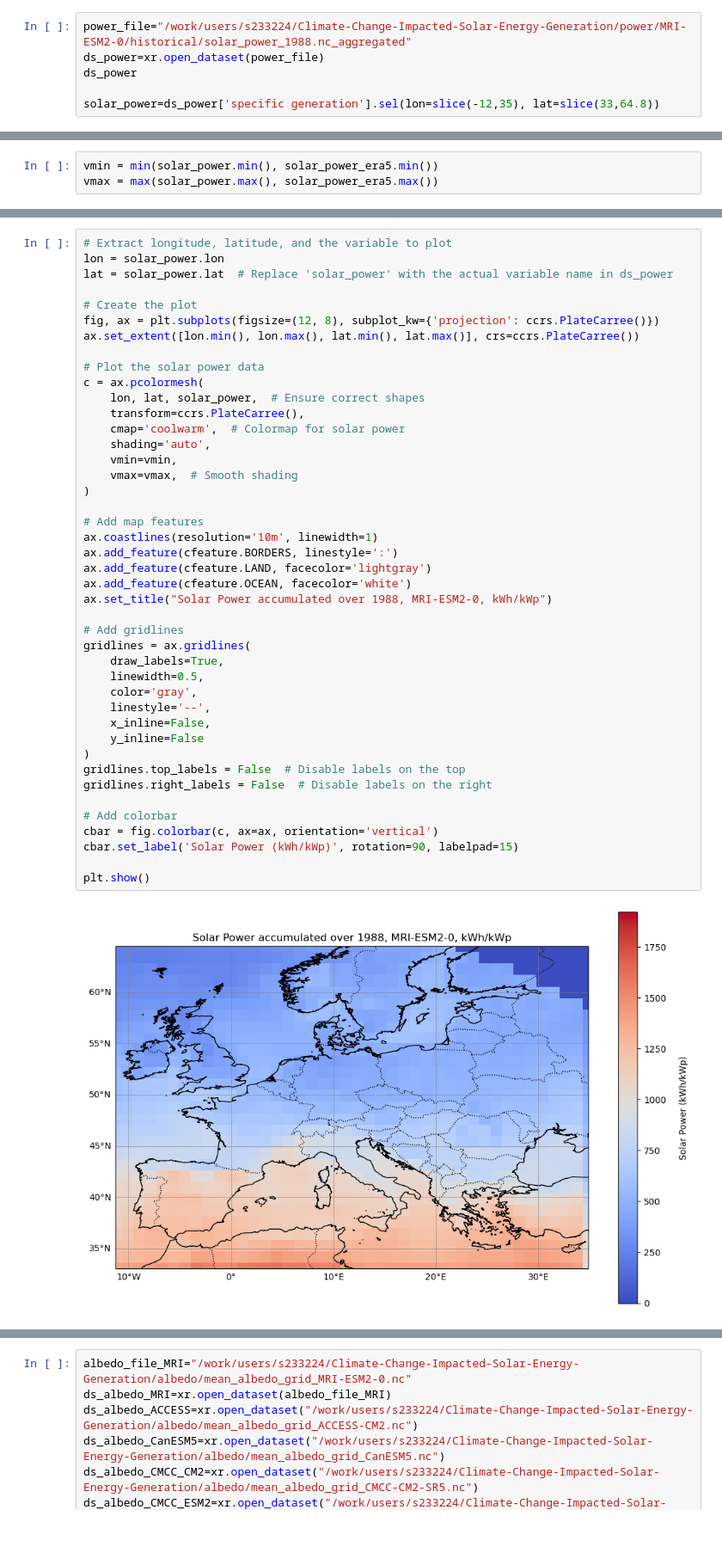
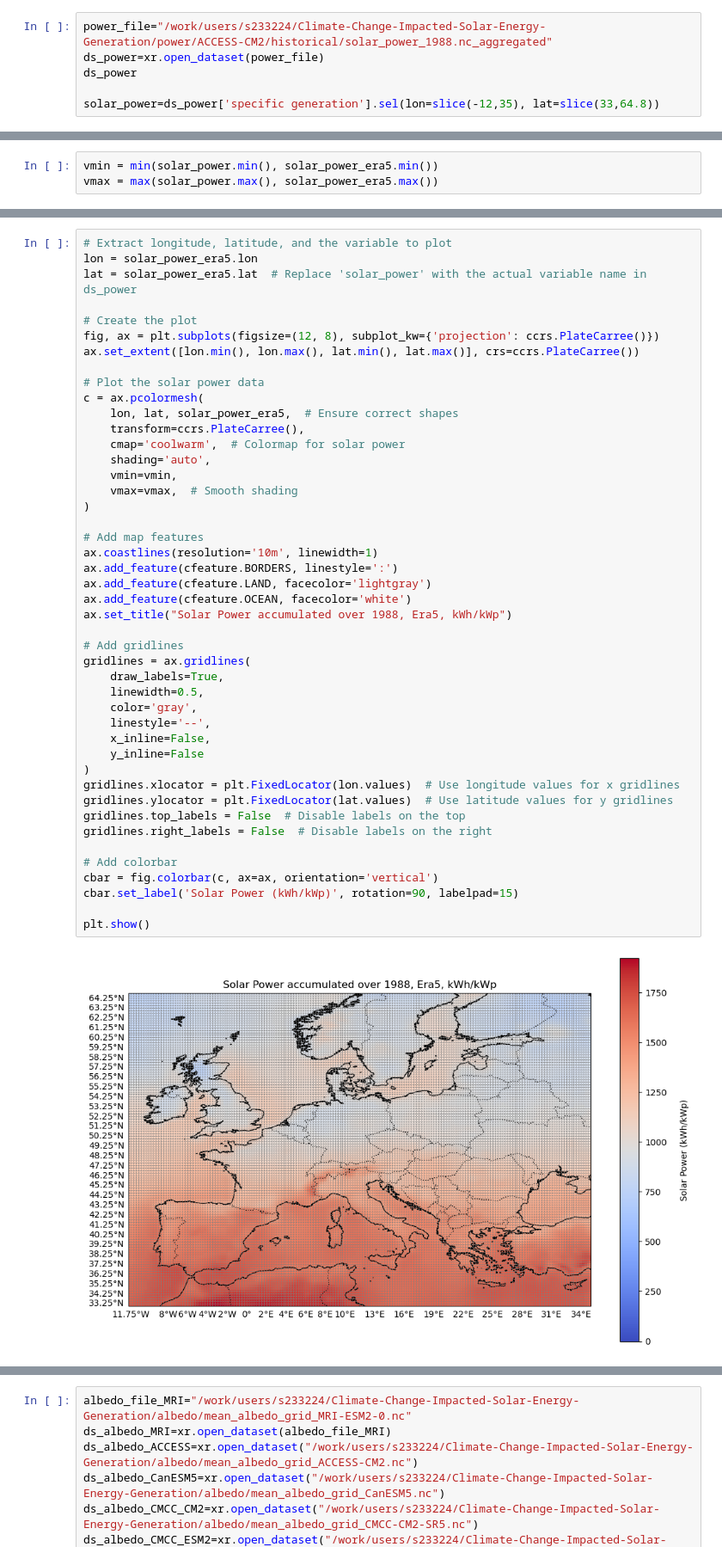
Before and after one commit to martabresco/Climate-Change-Impacted-Solar-Energy-Generation, a Jupyter notebook: bias_factors_albedo_check.ipynb, the cells around one changed output, grey strips where cells are left out. Shown at 86% size. Drawn from its saved outputs; the diff is of its cells as text; blank space fills up the shorter version.

```diff
--- a/bias_factors_albedo_check.ipynb
+++ b/bias_factors_albedo_check.ipynb
@@ -9,7 +9,7 @@ import logging
 logging.basicConfig(level=logging.INFO)
 import xesmf as xe
 # %%
-power_file="/work/users/s233224/Climate-Change-Impacted-Solar-Energy-Generation/power/MRI-ESM2-0/historical/solar_power_1988.nc_aggregated"
+power_file="/work/users/s233224/Climate-Change-Impacted-Solar-Energy-Generation/power/ACCESS-CM2/historical/solar_power_1988.nc_aggregated"
 ds_power=xr.open_dataset(power_file)
 ds_power
 
@@ -33,7 +191,7 @@ vmax = max(solar_power.max(), solar_power_era5.max())
 # %%
 # Extract longitude, latitude, and the variable to plot
-lon = solar_power.lon
-lat = solar_power.lat  # Replace 'solar_power' with the actual variable name in ds_power
+lon = solar_power_era5.lon
+lat = solar_power_era5.lat  # Replace 'solar_power' with the actual variable name in ds_power
 
 # Create the plot
 fig, ax = plt.subplots(figsize=(12, 8), subplot_kw={'projection': ccrs.PlateCarree()})
@@ -41,37 +199,39 @@ ax.set_extent([lon.min(), lon.max(), lat.min(), lat.max()], crs=ccrs.PlateCarree
 
 # Plot the solar power data
 c = ax.pcolormesh(
-    lon, lat, solar_power,  # Ensure correct shapes
+    lon, lat, solar_power_era5,  # Ensure correct shapes
     transform=ccrs.PlateCarree(),
     cmap='coolwarm',  # Colormap for solar power
     shading='auto',
     vmin=vmin,
     vmax=vmax,  # Smooth shading
 )
 
 # Add map features
 ax.coastlines(resolution='10m', linewidth=1)
 ax.add_feature(cfeature.BORDERS, linestyle=':')
 ax.add_feature(cfeature.LAND, facecolor='lightgray')
 ax.add_feature(cfeature.OCEAN, facecolor='white')
-ax.set_title("Solar Power accumulated over 1988, MRI-ESM2-0, kWh/kWp")
+ax.set_title("Solar Power accumulated over 1988, Era5, kWh/kWp")
 
 # Add gridlines
 gridlines = ax.gridlines(
     draw_labels=True,
     linewidth=0.5,
     color='gray',
     linestyle='--',
     x_inline=False,
     y_inline=False
 )
+gridlines.xlocator = plt.FixedLocator(lon.values)  # Use longitude values for x gridlines
+gridlines.ylocator = plt.FixedLocator(lat.values)  # Use latitude values for y gridlines
 gridlines.top_labels = False  # Disable labels on the top
 gridlines.right_labels = False  # Disable labels on the right
 
 # Add colorbar
 cbar = fig.colorbar(c, ax=ax, orientation='vertical')
 cbar.set_label('Solar Power (kWh/kWp)', rotation=90, labelpad=15)
 
 plt.show()
 # %% [output]
-[figure, old version]
+[figure, new version]
```
Also changed, not shown: parts of 10 cells of this notebook, 6 other files.
